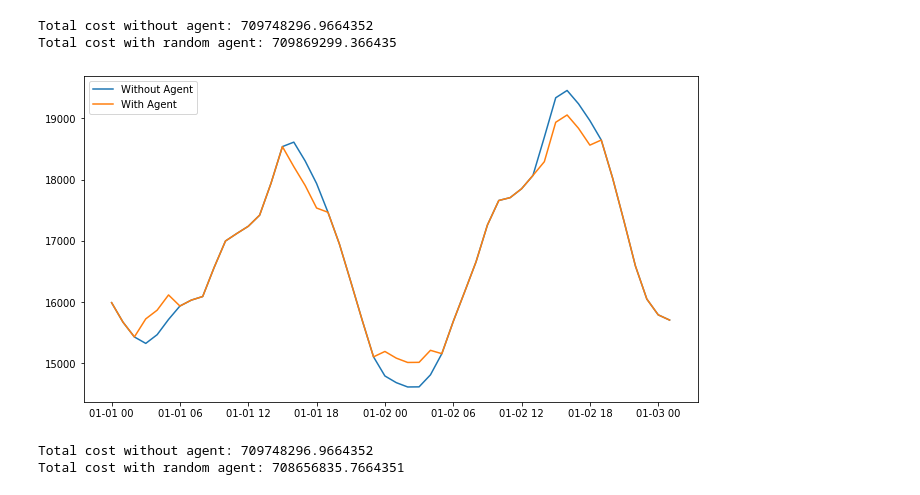
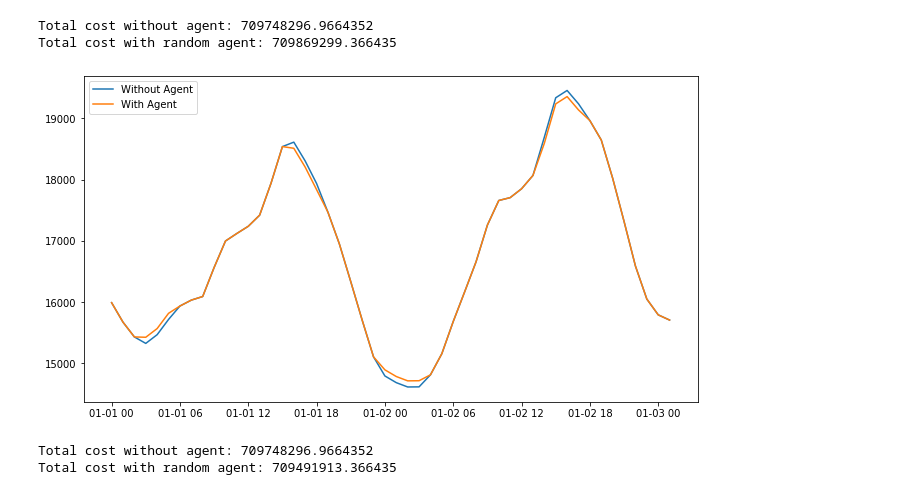
Before and after one commit to Carterbouley/Batteries-RL-optimization, a Jupyter notebook: test.ipynb, the cells around one changed output. Cells and saved outputs as stored; diff of their text form; code cells hidden in the pictures.

```diff
--- a/test.ipynb
+++ b/test.ipynb
@@ -303,24 +334,24 @@ def rule_policy(agent, timestamp, load, min_baseline=15500, max_baseline=18000):
     return wait
 # %%
 agent5 = Agent2(loads = test,
-                 battery_max=2000,
-                 battery_charge_speed = 400,
+                 battery_max=400,
+                 battery_charge_speed = 100,
                  policy=rule_policy)
 
 for i, row in test.iterrows():
     agent5.tick(row['time'], row['load'])
 
 actual_history = pd.DataFrame(agent5.history, columns= ['time', 'load', 'past_action'])
 
 plt.figure(figsize=(11,6))
 plt.plot(test.time.values,test.load.values)
 plt.plot(test.time.values, actual_history.load)
 plt.legend(['Without Agent','With Agent'])
 plt.show()
 
 print("Total cost without agent:", cost(test.load.values))
 print("Total cost with random agent:", cost(actual_history.load.values))
 # %% [output]
-[figure, old version]
+[figure, new version]
 Total cost without agent: 709748296.9664352
-Total cost with random agent: 708656835.7664351
+Total cost with random agent: 709491913.366435
```
Also changed, not shown: parts of 6 cells of this notebook.
